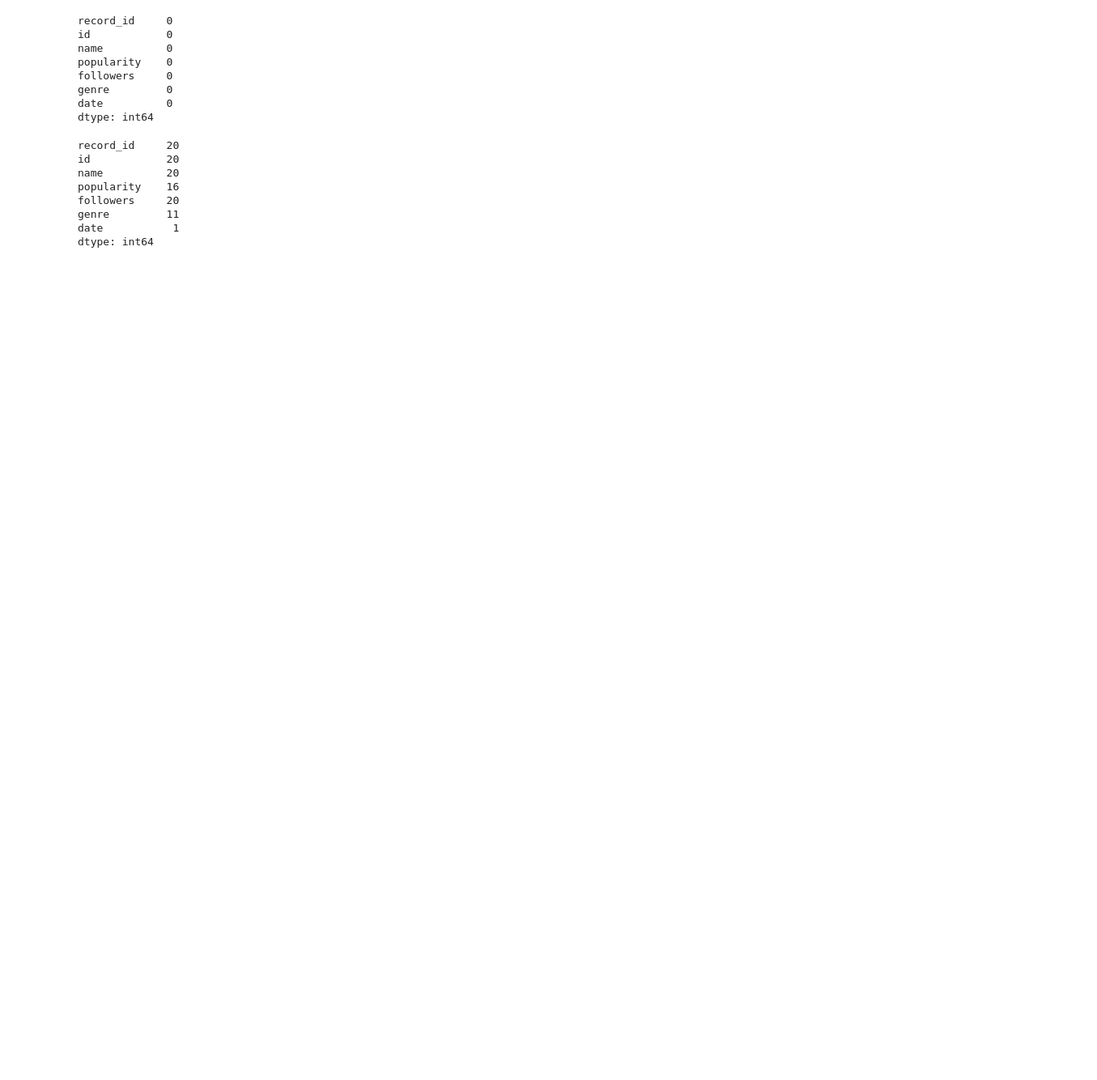
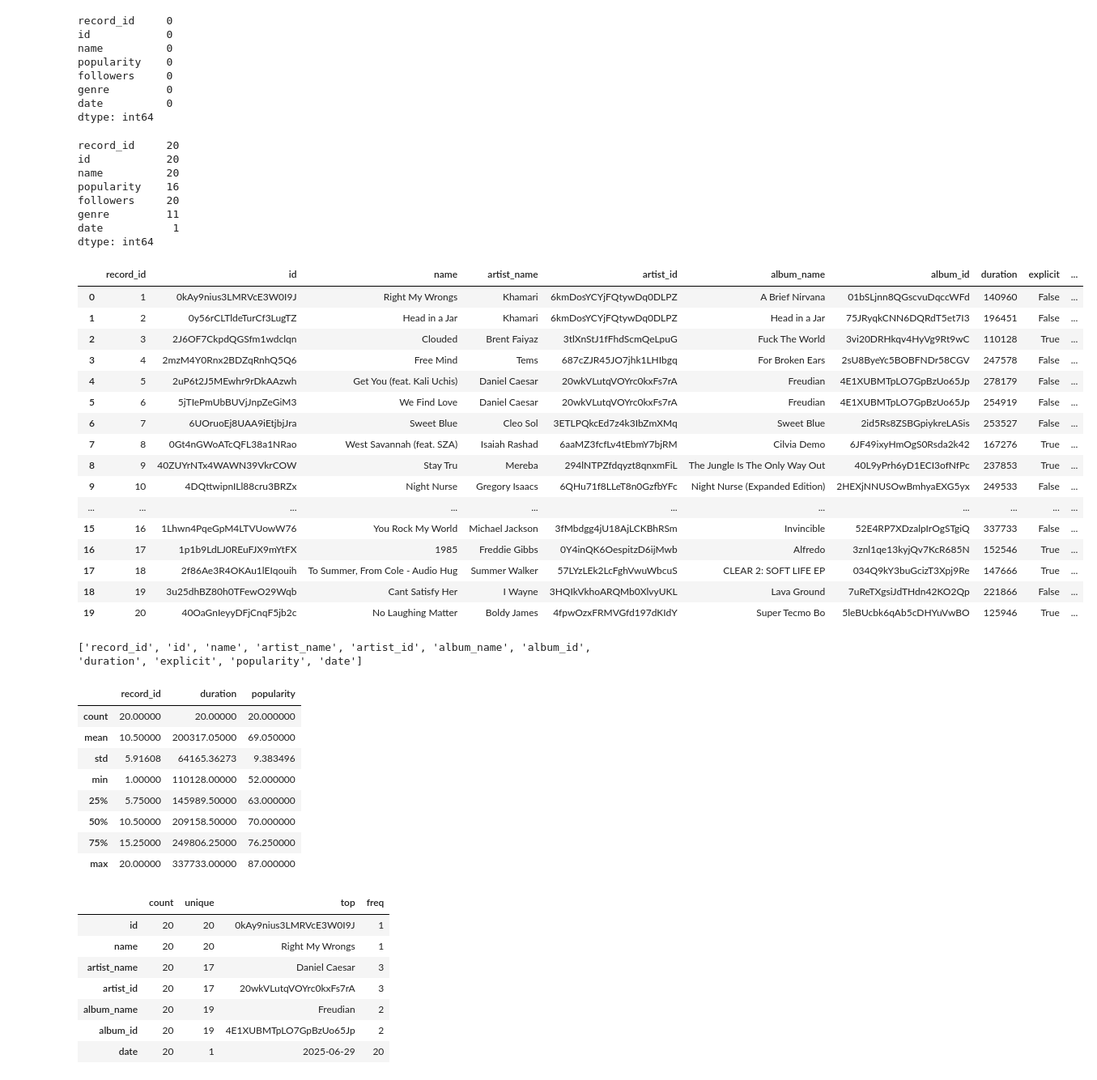
Before and after one commit to George-Njuguna/Spotify-ETL-Pipeline, a Jupyter notebook: Analysis/EDA.ipynb, the cells around one changed output. Shown at 81% size. Cells and saved outputs as stored; diff of their text form; code cells hidden in the pictures; blank space fills up the shorter version.

```diff
--- a/Analysis/EDA.ipynb
+++ b/Analysis/EDA.ipynb
@@ -205,3 +205,45 @@ followers     20
 genre         11
 date           1
 dtype: int64
+# %%
+ # TopTracks
+display(top_tracks)
+print(top_tracks.columns.to_list())
+display(top_tracks.describe())
+display(top_tracks.describe(include = object).T)
+# %% [output]
+|  | record_id | id | name | artist_name | artist_id | album_name | album_id | duration | explicit | ... |
+| 0 | 1 | 0kAy9nius3LMRVcE3W0I9J | Right My Wrongs | Khamari | 6kmDosYCYjFQtywDq0DLPZ | A Brief Nirvana | 01bSLjnn8QGscvuDqccWFd | 140960 | False | ... |
+| 1 | 2 | 0y56rCLTldeTurCf3LugTZ | Head in a Jar | Khamari | 6kmDosYCYjFQtywDq0DLPZ | Head in a Jar | 75JRyqkCNN6DQRdT5et7I3 | 196451 | False | ... |
+| 2 | 3 | 2J6OF7CkpdQGSfm1wdclqn | Clouded | Brent Faiyaz | 3tlXnStJ1fFhdScmQeLpuG | Fuck The World | 3vi20DRHkqv4HyVg9Rt9wC | 110128 | True | ... |
+| 3 | 4 | 2mzM4Y0Rnx2BDZqRnhQ5Q6 | Free Mind | Tems | 687cZJR45JO7jhk1LHIbgq | For Broken Ears | 2sU8ByeYc5BOBFNDr58CGV | 247578 | False | ... |
+| 4 | 5 | 2uP6t2J5MEwhr9rDkAAzwh | Get You (feat. Kali Uchis) | Daniel Caesar | 20wkVLutqVOYrc0kxFs7rA | Freudian | 4E1XUBMTpLO7GpBzUo65Jp | 278179 | False | ... |
+| 5 | 6 | 5jTIePmUbBUVjJnpZeGiM3 | We Find Love | Daniel Caesar | 20wkVLutqVOYrc0kxFs7rA | Freudian | 4E1XUBMTpLO7GpBzUo65Jp | 254919 | False | ... |
+| 6 | 7 | 6UOruoEj8UAA9iEtjbjJra | Sweet Blue | Cleo Sol | 3ETLPQkcEd7z4k3IbZmXMq | Sweet Blue | 2id5Rs8ZSBGpiykreLASis | 253527 | False | ... |
+| 7 | 8 | 0Gt4nGWoATcQFL38a1NRao | West Savannah (feat. SZA) | Isaiah Rashad | 6aaMZ3fcfLv4tEbmY7bjRM | Cilvia Demo | 6JF49ixyHmOgS0Rsda2k42 | 167276 | True | ... |
+| 8 | 9 | 40ZUYrNTx4WAWN39VkrCOW | Stay Tru | Mereba | 294lNTPZfdqyzt8qnxmFiL | The Jungle Is The Only Way Out | 40L9yPrh6yD1ECI3ofNfPc | 237853 | True | ... |
+| 9 | 10 | 4DQttwipnILl88cru3BRZx | Night Nurse | Gregory Isaacs | 6QHu71f8LLeT8n0GzfbYFc | Night Nurse (Expanded Edition) | 2HEXjNNUSOwBmhyaEXG5yx | 249533 | False | ... |
+| ... | ... | ... | ... | ... | ... | ... | ... | ... | ... | ... |
+| 15 | 16 | 1Lhwn4PqeGpM4LTVUowW76 | You Rock My World | Michael Jackson | 3fMbdgg4jU18AjLCKBhRSm | Invincible | 52E4RP7XDzalpIrOgSTgiQ | 337733 | False | ... |
+| 16 | 17 | 1p1b9LdLJ0REuFJX9mYtFX | 1985 | Freddie Gibbs | 0Y4inQK6OespitzD6ijMwb | Alfredo | 3znl1qe13kyjQv7KcR685N | 152546 | True | ... |
+| 17 | 18 | 2f86Ae3R4OKAu1lEIqouih | To Summer, From Cole - Audio Hug | Summer Walker | 57LYzLEk2LcFghVwuWbcuS | CLEAR 2: SOFT LIFE EP | 034Q9kY3buGcizT3Xpj9Re | 147666 | True | ... |
+| 18 | 19 | 3u25dhBZ80h0TFewO29Wqb | Cant Satisfy Her | I Wayne | 3HQIkVkhoARQMb0XlvyUKL | Lava Ground | 7uReTXgsiJdTHdn42KO2Qp | 221866 | False | ... |
+| 19 | 20 | 40OaGnIeyyDFjCnqF5jb2c | No Laughing Matter | Boldy James | 4fpwOzxFRMVGfd197dKIdY | Super Tecmo Bo | 5leBUcbk6qAb5cDHYuVwBO | 125946 | True | ... |
+['record_id', 'id', 'name', 'artist_name', 'artist_id', 'album_name', 'album_id', 'duration', 'explicit', 'popularity', 'date']
+|  | record_id | duration | popularity |
+| count | 20.00000 | 20.00000 | 20.000000 |
+| mean | 10.50000 | 200317.05000 | 69.050000 |
+| std | 5.91608 | 64165.36273 | 9.383496 |
+| min | 1.00000 | 110128.00000 | 52.000000 |
+| 25% | 5.75000 | 145989.50000 | 63.000000 |
+| 50% | 10.50000 | 209158.50000 | 70.000000 |
+| 75% | 15.25000 | 249806.25000 | 76.250000 |
+| max | 20.00000 | 337733.00000 | 87.000000 |
+|  | count | unique | top | freq |
+| id | 20 | 20 | 0kAy9nius3LMRVcE3W0I9J | 1 |
+| name | 20 | 20 | Right My Wrongs | 1 |
+| artist_name | 20 | 17 | Daniel Caesar | 3 |
+| artist_id | 20 | 17 | 20wkVLutqVOYrc0kxFs7rA | 3 |
+| album_name | 20 | 19 | Freudian | 2 |
+| album_id | 20 | 19 | 4E1XUBMTpLO7GpBzUo65Jp | 2 |
+| date | 20 | 1 | 2025-06-29 | 20 |
```
Also changed, not shown: parts of 5 cells of this notebook.
